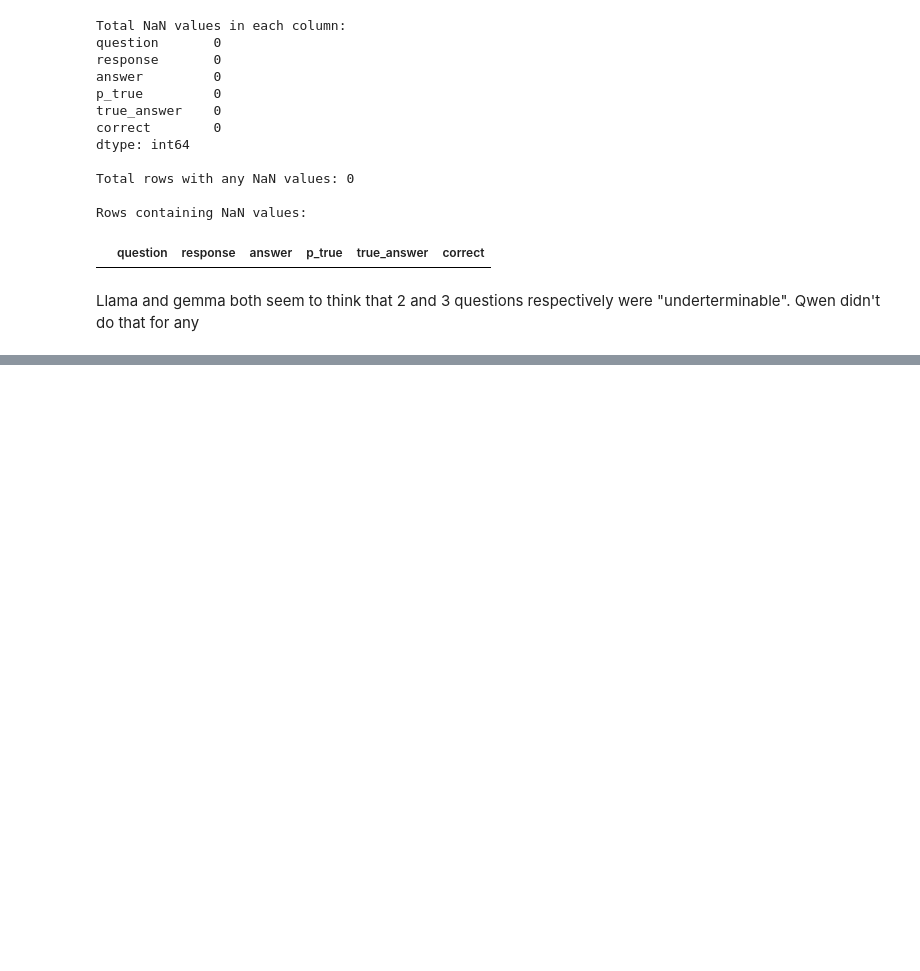
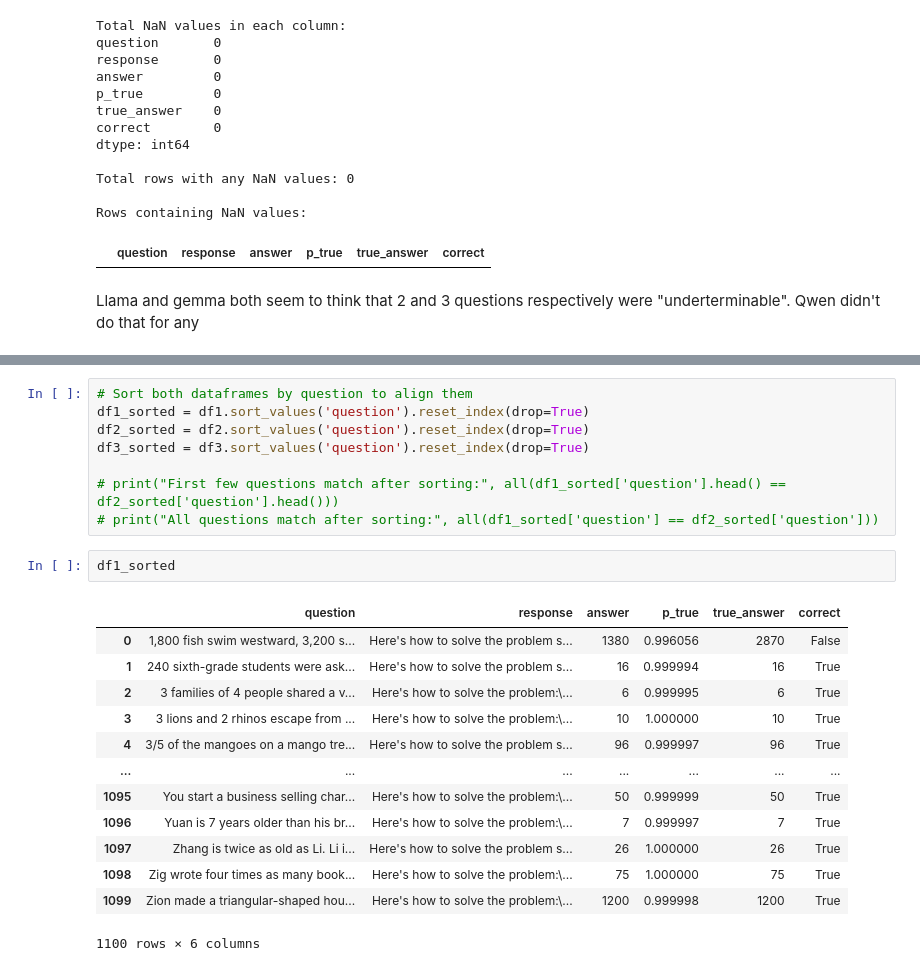
Before and after one commit to ManifoldRG/VLMCalibration, a Jupyter notebook: analysis.ipynb, the cells around one changed output, grey strips where cells are left out. Cells and saved outputs as stored; diff of their text form; blank space fills up the shorter version.

```diff
--- a/analysis.ipynb
+++ b/analysis.ipynb
@@ -47,0 +88,24 @@ Llama and gemma both seem to think that 2 and 3 questions respectively were "und
+# %%
+# Sort both dataframes by question to align them
+df1_sorted = df1.sort_values('question').reset_index(drop=True)
+df2_sorted = df2.sort_values('question').reset_index(drop=True)
+df3_sorted = df3.sort_values('question').reset_index(drop=True)
+
+# print("First few questions match after sorting:", all(df1_sorted['question'].head() == df2_sorted['question'].head()))
+# print("All questions match after sorting:", all(df1_sorted['question'] == df2_sorted['question']))
+# %%
+df1_sorted
+# %% [output]
+|  | question | response | answer | p_true | true_answer | correct |
+| 0 | 1,800 fish swim westward, 3,200 s... | Here's how to solve the problem s... | 1380 | 0.996056 | 2870 | False |
+| 1 | 240 sixth-grade students were ask... | Here's how to solve the problem s... | 16 | 0.999994 | 16 | True |
+| 2 | 3 families of 4 people shared a v... | Here's how to solve the problem:\... | 6 | 0.999995 | 6 | True |
+| 3 | 3 lions and 2 rhinos escape from ... | Here's how to solve the problem:\... | 10 | 1.000000 | 10 | True |
+| 4 | 3/5 of the mangoes on a mango tre... | Here's how to solve the problem s... | 96 | 0.999997 | 96 | True |
+| ... | ... | ... | ... | ... | ... | ... |
+| 1095 | You start a business selling char... | Here's how to solve the problem:\... | 50 | 0.999999 | 50 | True |
+| 1096 | Yuan is 7 years older than his br... | Here's how to solve the problem:\... | 7 | 0.999997 | 7 | True |
+| 1097 | Zhang is twice as old as Li. Li i... | Here's how to solve the problem s... | 26 | 1.000000 | 26 | True |
+| 1098 | Zig wrote four times as many book... | Here's how to solve the problem:\... | 75 | 1.000000 | 75 | True |
+| 1099 | Zion made a triangular-shaped hou... | Here's how to solve the problem:\... | 1200 | 0.999998 | 1200 | True |
+1100 rows × 6 columns
```
Also changed, not shown: parts of 4 cells of this notebook, 2 other files.
